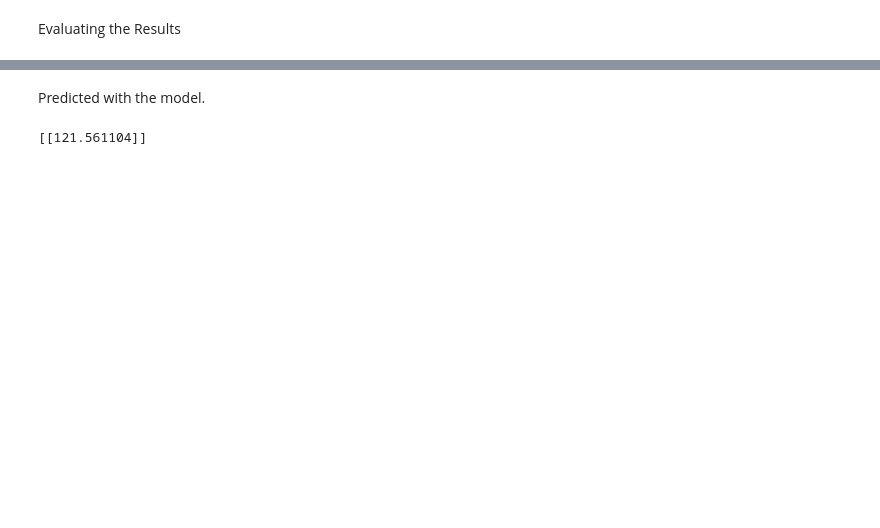
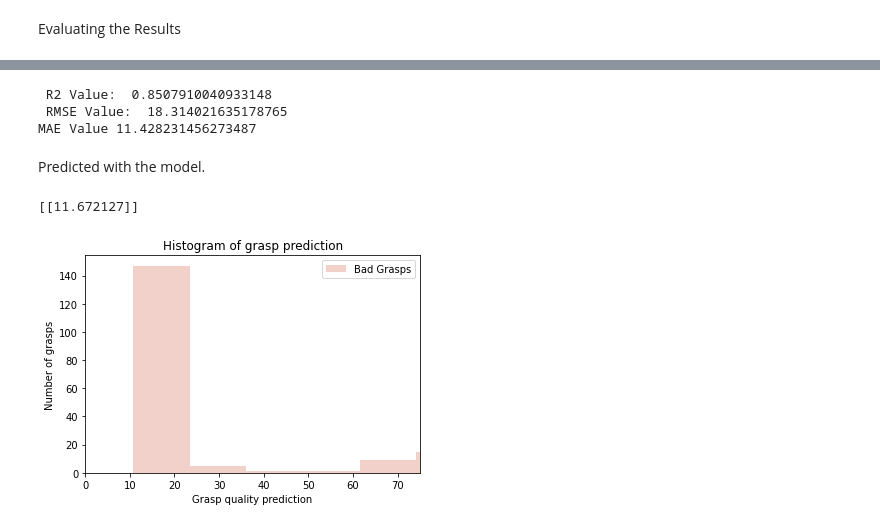
Before and after one commit to MilanBinsMathew/Robot_Grasping_Robustness_Prediction, a Jupyter notebook: Robotics_Grasping.ipynb, the cells around one changed output, grey strips where cells are left out. Saved outputs shown, nothing was run; the diff lists cells and outputs as text; code cells hidden in the pictures; blank space fills up the shorter version.

```diff
--- a/Robotics_Grasping.ipynb
+++ b/Robotics_Grasping.ipynb
@@ -128,8 +113,38 @@ Training R2 Value:  0.9660845948505702
+# %%
+from sklearn.metrics import r2_score, mean_squared_error
+
+R2 = r2_score(Y_test, model.predict(X_test))
+print(" R2 Value: ",R2)
+
+print(" RMSE Value: ",np.sqrt(mean_squared_error(Y_test, model.predict(X_test))))
+from sklearn.metrics import mean_absolute_error
+print("MAE Value",mean_absolute_error(Y_test,model.predict(X_test)))
+# %% [output]
+ R2 Value:  0.8507910040933148
+ RMSE Value:  18.314021635178765
+MAE Value 11.428231456273487
 # %% [markdown]
 Predicted with the model.
-# %%
-
-n = [[0.158289534,3.05267677,1.427061306,0.392156442,-12.13737689,0.001693284,0.020923727,-0.007429062,0.003801548,-0.144461287,-0.244766437,-0.002547664,-6.528908376,0.418608479,13.03182521,0.565060524,-0.028719413,0.099741034,0.046079096,0.347603182,-7.112931098,0.218037302,2.79698912,0.551546687]]
-print(model.predict(n))
-# %% [output]
-[[121.561104]]
+# %%
+
+n = [[0.186883876,-0.000524833,0.005539393,0.442574702,-0.000716803,-0.008966561,0.004152505,0.00744863,-0.026981752,-0.001520734,0.0003761,0.257019216,-0.008807594,0.401765447,0.012797196,0.00048434,-0.03059054,-0.003435944,-0.004661834,0.416460727,-0.011355383,0.217100611,0.005279243,0.001981114]]
+print(model.predict(n))
+# %% [output]
+[[11.672127]]
+# %%
+itemindex = np.where(Y_test<=0.95*100)
+best_grasps = X_test[itemindex[0]]
+predictions = model.predict(X_test)
+plt.hist(predictions,
+         color='#D66751',
+         alpha=0.3,
+         label='Bad Grasps')
+plt.axis(xmin=0,xmax=75)
+plt.title('Histogram of grasp prediction')
+plt.ylabel('Number of grasps')
+plt.xlabel('Grasp quality prediction')
+plt.legend(loc='upper right')
+
+plt.show()
+# %% [output]
+[figure, added]
```
Also changed, not shown: parts of 7 cells of this notebook.
